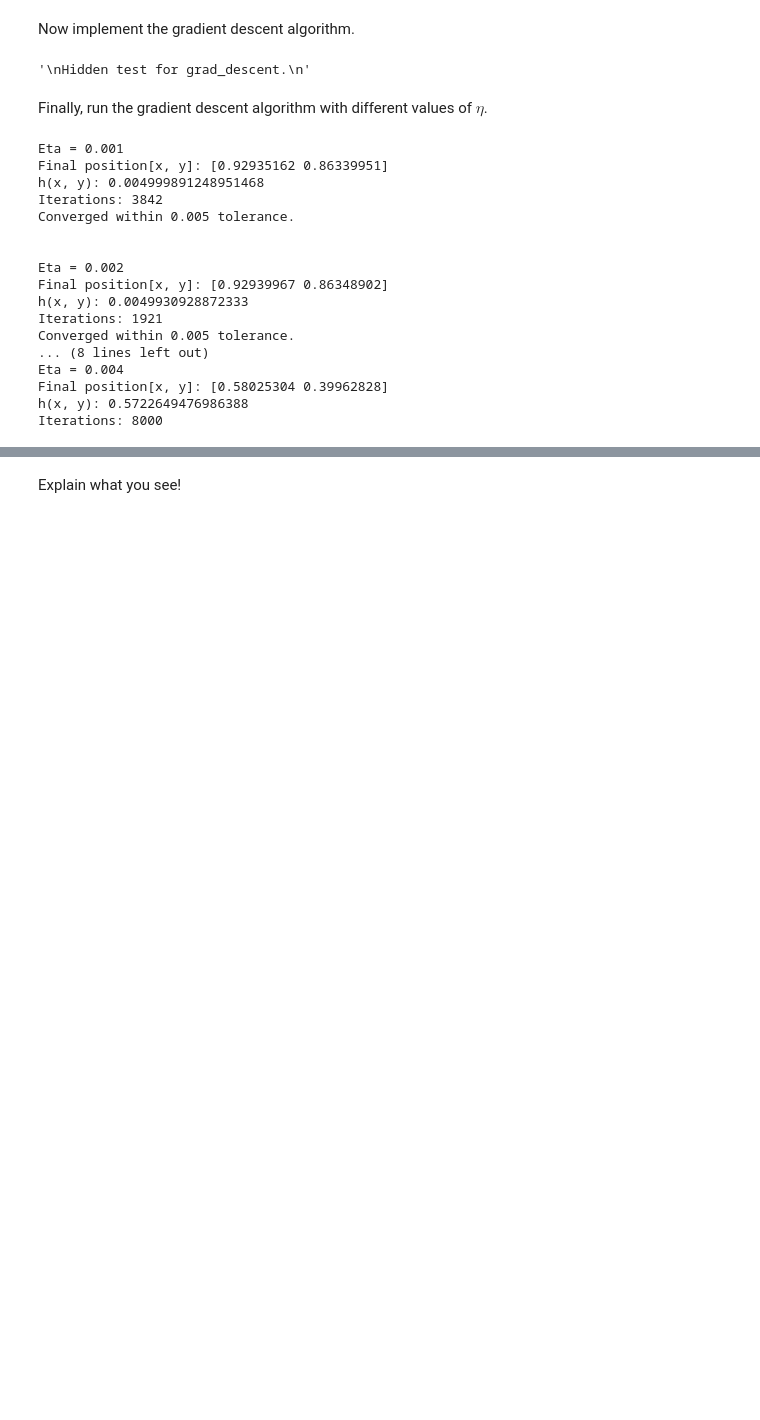
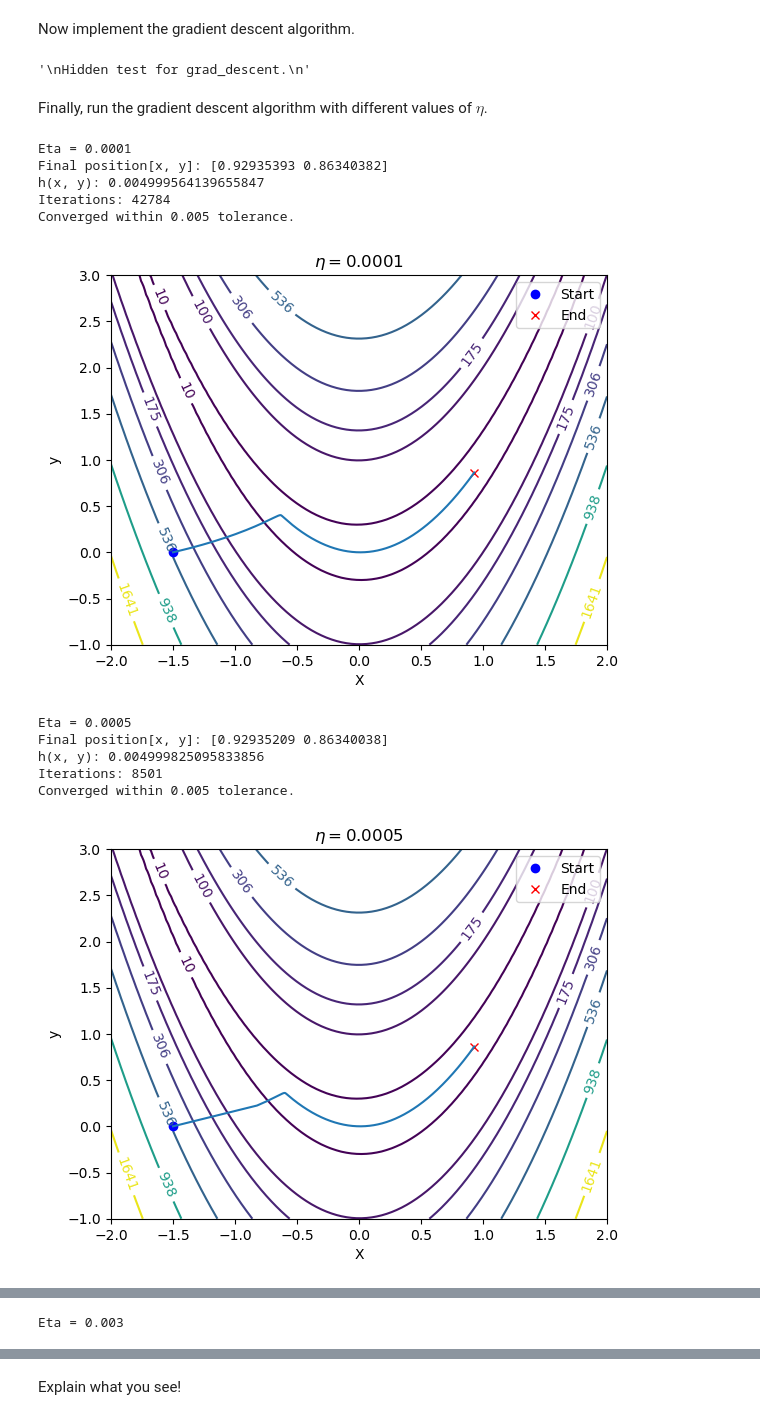
Before and after one commit to meraxion/SML24, a Jupyter notebook: SML24_as01_2.ipynb, the cells around one changed output, grey strips where cells are left out. Saved outputs shown, nothing was run; the diff lists cells and outputs as text; code cells hidden in the pictures; blank space fills up the shorter version.

```diff
--- a/SML24_as01_2.ipynb
+++ b/SML24_as01_2.ipynb
@@ -200,28 +203,25 @@ def grad_descent(grad, val_init, eta, max_iter, tol):
     """
     # YOUR CODE HERE
 
-    vals = [val_init]
-    h_vals = [h(val_init[0], val_init[1])]
+    vals = np.array([val_init])
     dists = [0]
     tot_iter = 0
 
 
     for iteration in range(max_iter):
-        gradient = grad(val_init[0], val_init[1])
-        val_next = val_init - eta*gradient
+        gradient = grad(vals[-1,0], vals[-1,1])
+        val_next = vals[-1] - eta*gradient
+        vals = np.vstack([vals, val_next])
 
-        vals.append((val_next[0], val_next[1]))
-        dists = math.dist(val_next, val_init)
+        dists = math.dist(vals[-1], vals[-2])
         tot_iter += 1
 
-        val_init = val_next
         h_val = h(val_next[0], val_next[1])
-        h_vals.append(h_val)
 
         if h_val < tol:
             break
 
-    return np.array(vals), np.array(dists), tot_iter
+    return vals, np.array(dists), tot_iter
 # %%
 """
 Hidden test for grad_descent.
@@ -233,35 +265,33 @@ Finally, run the gradient descent algorithm with different values of $\eta$.
 # %%
+x = -1.5
+y = 0
 
-x = np.random.rand()
-y = np.random.rand()
 tolerance = 0.005
+etas = [0.0001, 0.0005, 0.001, 0.002, 0.003]
 
-etas = [0.001, 0.002, 0.003, 0.004]
 for eta in etas:
+
+
     print(f"Eta = {eta}")
-    vals, dists, tot_iter = grad_descent(dh_dxy, (x, y), eta, 8000, tolerance)
-    print(f"Final position[x, y]: {vals[-1]}")
-    h_val = h(vals[-1][0], vals[-1][1])
+    vals, dists, tot_iter = grad_descent(dh_dxy, (x, y), eta, 50000, tolerance)
+    print(f"Final position[x, y]: {vals[-1,:]}")
+    h_val = h(vals[-1,0], vals[-1,1])
     print(f"h(x, y): {h_val}")
     print(f"Iterations: {tot_iter}")
     if h_val < tolerance:
         print(f"Converged within {tolerance} tolerance.")
     print('\n')
+    countour_plot(h, vals, eta)
 # %% [output]
-Eta = 0.001
-Final position[x, y]: [0.92935162 0.86339951]
-h(x, y): 0.004999891248951468
-Iterations: 3842
+Eta = 0.0001
+Final position[x, y]: [0.92935393 0.86340382]
+h(x, y): 0.004999564139655847
+Iterations: 42784
 Converged within 0.005 tolerance.
-
-
-Eta = 0.002
-Final position[x, y]: [0.92939967 0.86348902]
-h(x, y): 0.0049930928872333
-Iterations: 1921
-Converged within 0.005 tolerance.
-... (8 lines left out)
-Eta = 0.004
-Final position[x, y]: [0.58025304 0.39962828]
-h(x, y): 0.5722649476986388
-Iterations: 8000
+[figure, added]
+Eta = 0.0005
+Final position[x, y]: [0.92935209 0.86340038]
+h(x, y): 0.004999825095833856
+Iterations: 8501
+Converged within 0.005 tolerance.
+[figure, added]
@@ -267,0 +310 @@ Iterations: 8000
+Eta = 0.003
```
Also changed, not shown: parts of 5 cells of this notebook, 1 other file.
